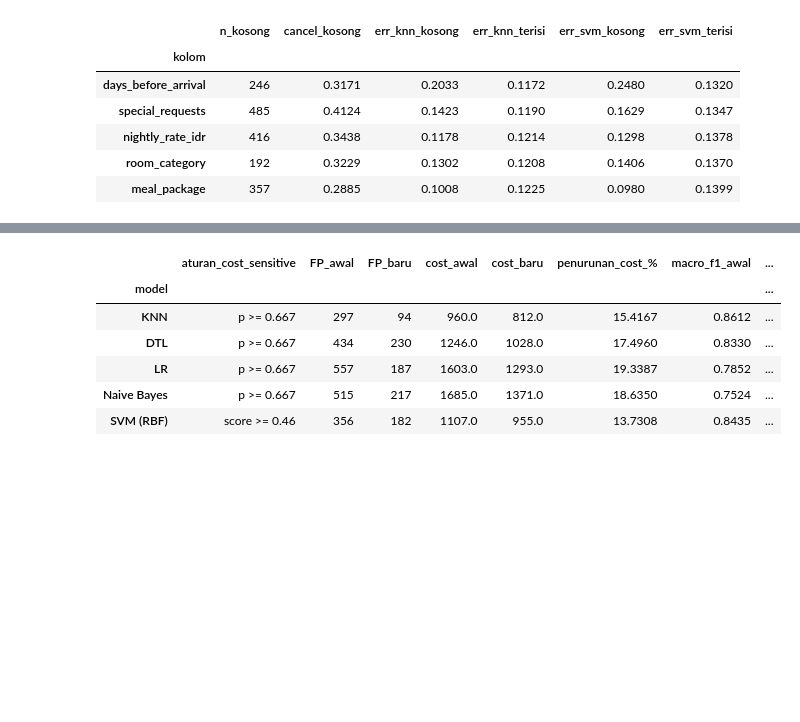
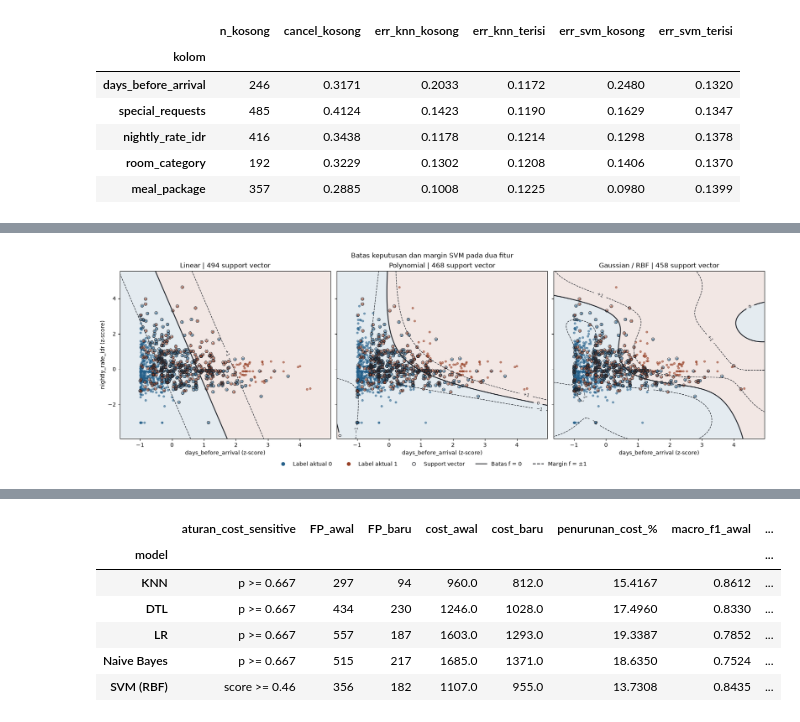
Before and after one commit to Alpaomega1136/IF3170_G31_KelompokDadakan, a Jupyter notebook: src/notebooks/IF3170_G31_KelompokDadakan.ipynb, the cells around one changed output, grey strips where cells are left out. Cells and saved outputs as stored; diff of their text form; code cells hidden in the pictures; blank space fills up the shorter version.

```diff
--- a/src/notebooks/IF3170_G31_KelompokDadakan.ipynb
+++ b/src/notebooks/IF3170_G31_KelompokDadakan.ipynb
@@ -1228,0 +1282,11 @@ Pada baris dengan `days_before_arrival` kosong, tingkat kesalahan KNN sebesar 20
+# %%
+kolom_svm_bonus = ["days_before_arrival", "nightly_rate_idr"]
+X_svm_bonus, _, y_svm_bonus, _ = train_test_split(
+    X_train_siap[kolom_svm_bonus], y_train, train_size=900, stratify=y_train, random_state=SEED
+)
+label_svm_bonus = [f"{kolom} (z-score)" for kolom in kolom_svm_bonus]
+fig_svm_bonus = plot_svm_kernels(X_svm_bonus, y_svm_bonus, label_svm_bonus)
+fig_svm_bonus.savefig(output_bonus / "svm_kernels_2d.png", dpi=160)
+plt.show()
+# %% [output]
+[figure, added]
```
Also changed, not shown: parts of 23 cells of this notebook, 17 other files.
